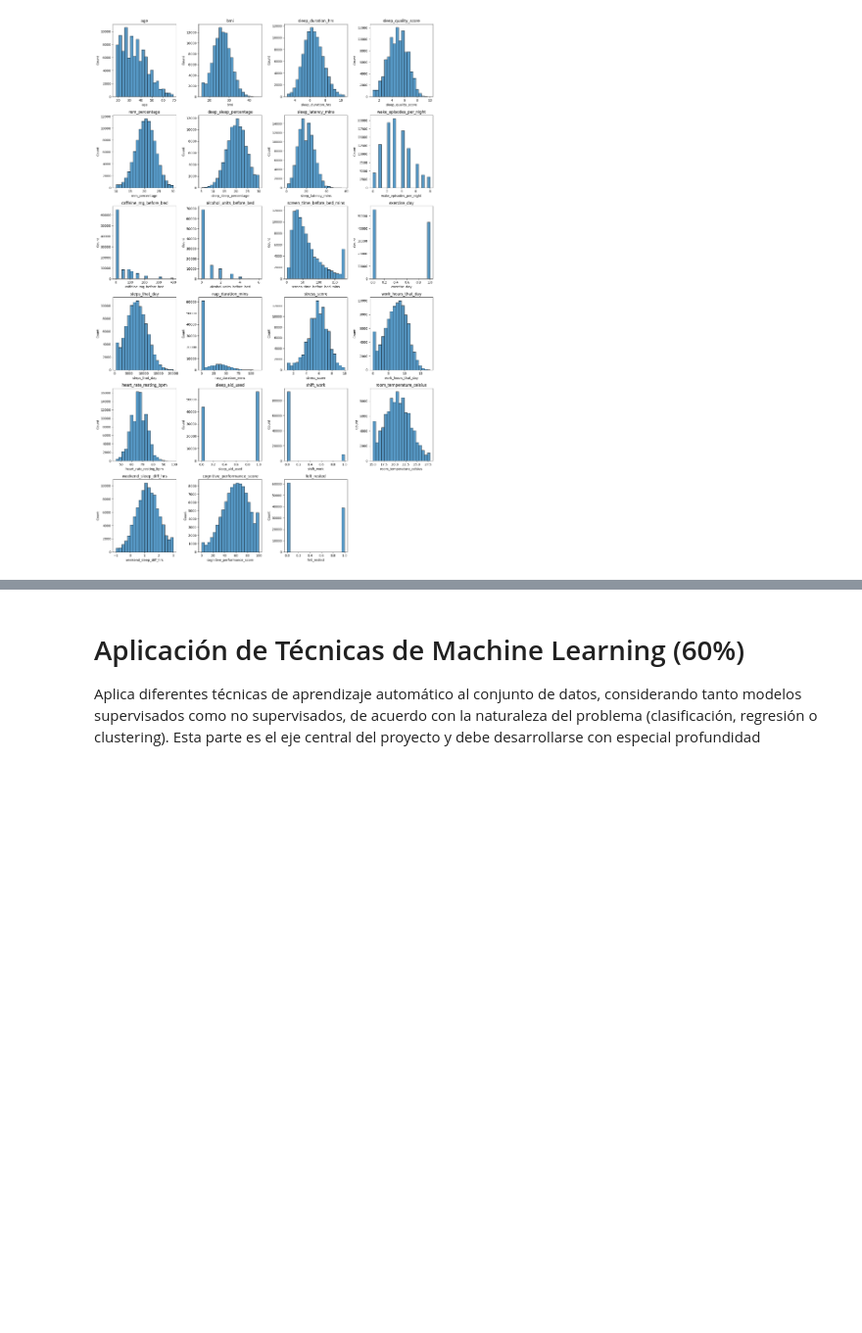
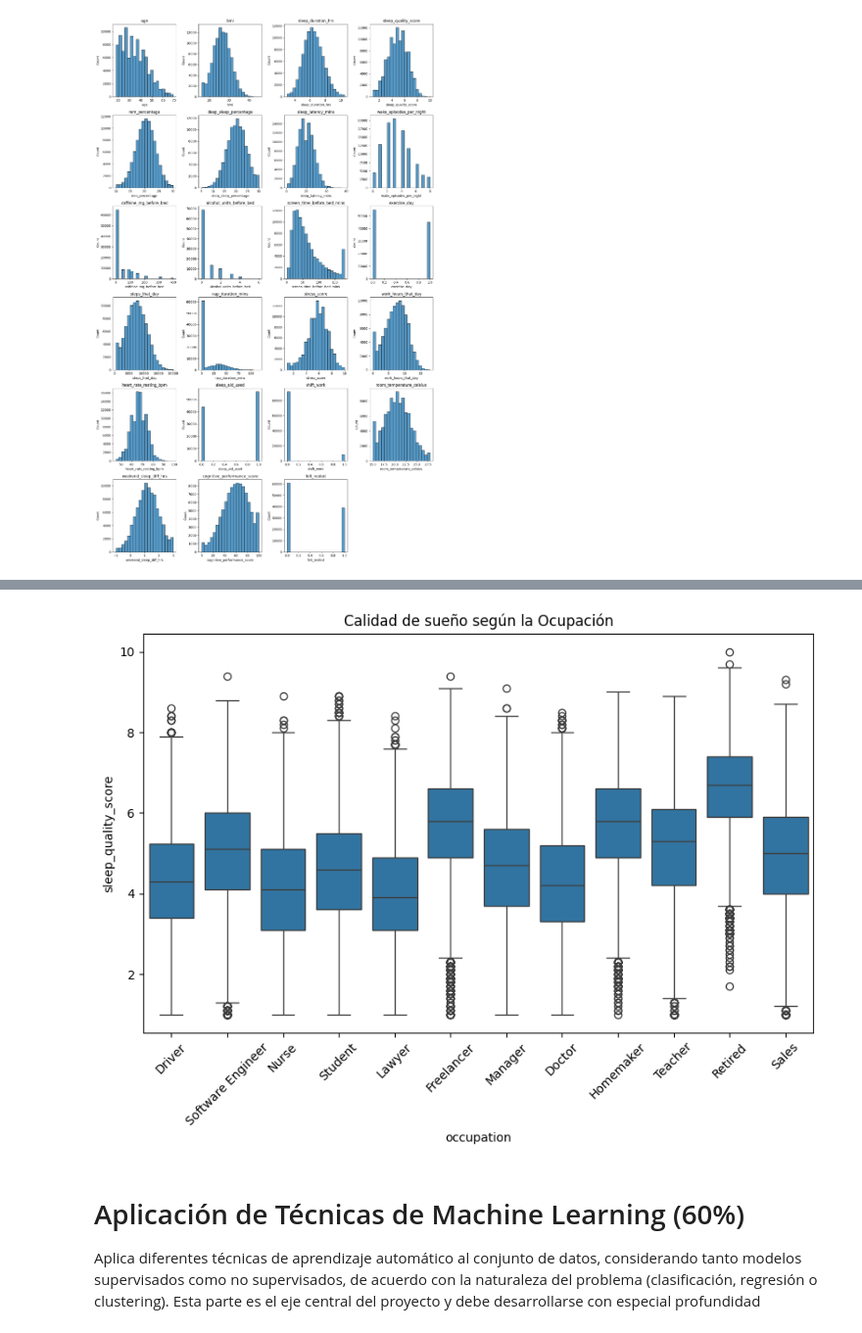
Before and after one commit to cinna-vk/iaa-pia, a Jupyter notebook: PIA_IAA.ipynb, the cells around one changed output, grey strips where cells are left out. Shown at 98% size. Cells and saved outputs as stored; diff of their text form; code cells hidden in the pictures; blank space fills up the shorter version.

```diff
--- a/PIA_IAA.ipynb
+++ b/PIA_IAA.ipynb
@@ -96,3 +156,11 @@ Columnas numéricas: Index(['age', 'bmi', 'sleep_duration_hrs', 'sleep_quality_s
+# %%
+plt.figure(figsize=(10,6))
+sns.boxplot(x='occupation', y='sleep_quality_score', data=df)
+plt.xticks(rotation=45)
+plt.title("Calidad de sueño según la Ocupación")
+plt.show()
+# %% [output]
+[figure, added]
 # %% [markdown]
 # Aplicación de Técnicas de Machine Learning (60%)
 Aplica diferentes técnicas de aprendizaje automático al conjunto de datos, considerando tanto modelos supervisados como no supervisados, de acuerdo con la naturaleza del problema (clasificación, regresión o clustering). Esta parte es el eje central del proyecto y debe desarrollarse con especial profundidad
```
Also changed, not shown: parts of 5 cells of this notebook.
